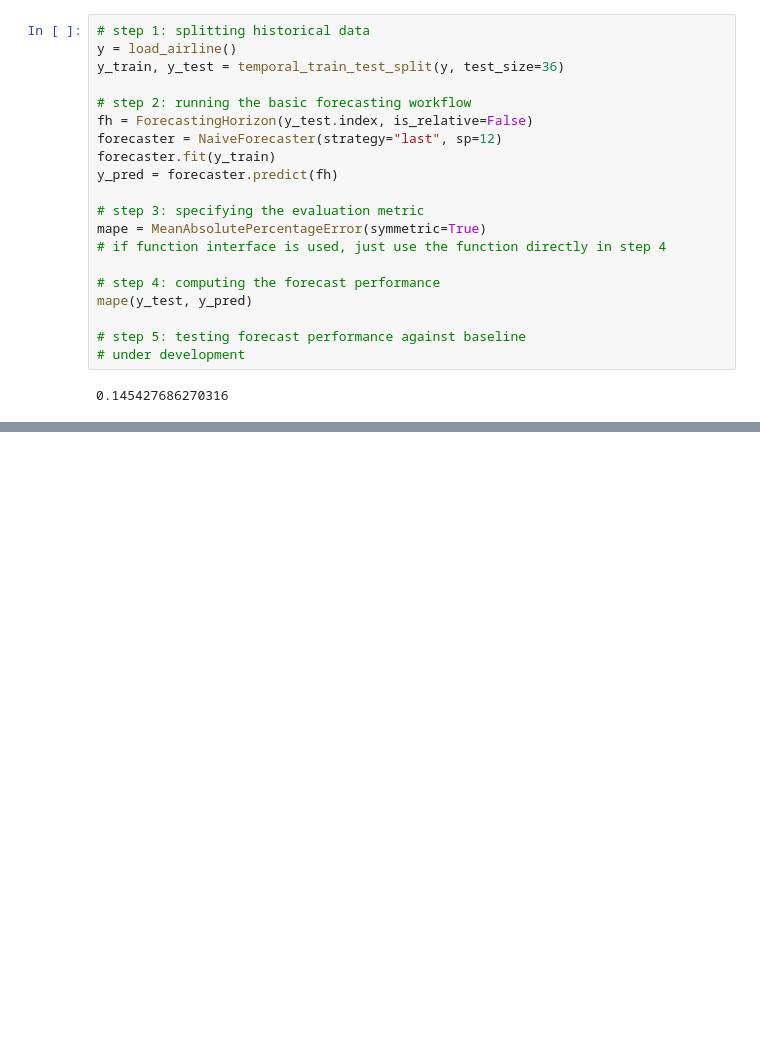
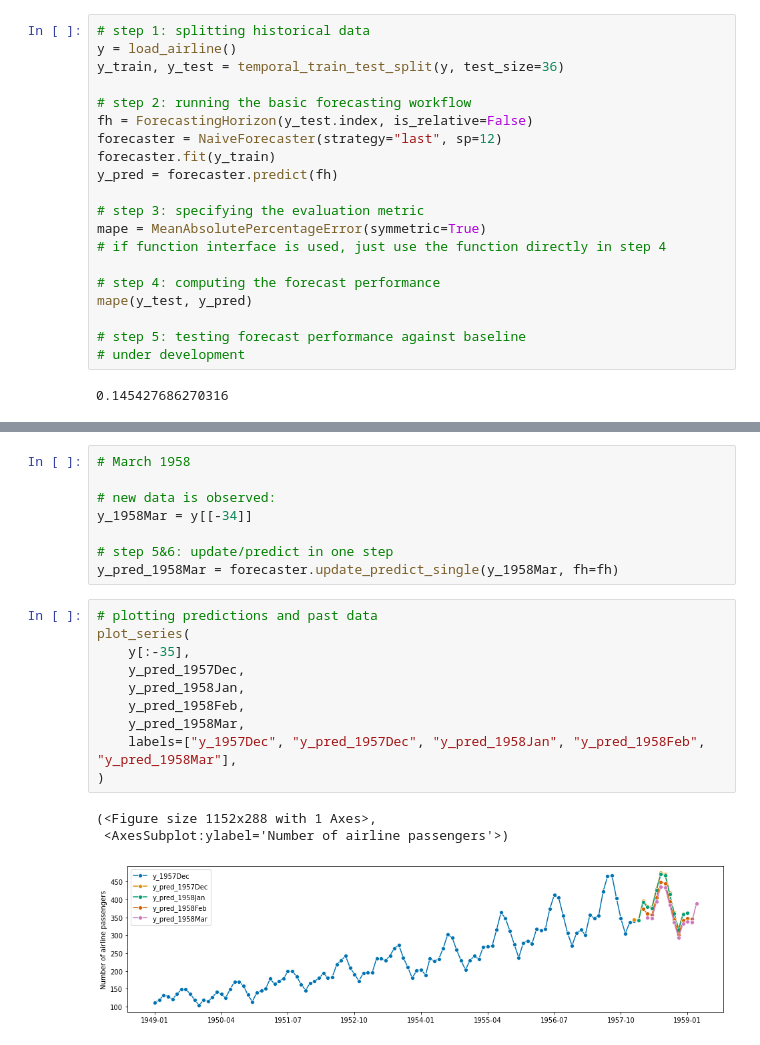
Before and after one commit to TNTran92/sktime, a Jupyter notebook: introduction_to_sktime/01 - Basic Forecasting Workflow.ipynb, the cells around one changed output, grey strips where cells are left out. Saved outputs shown, nothing was run; the diff lists cells and outputs as text; blank space fills up the shorter version.

```diff
--- a/introduction_to_sktime/01 - Basic Forecasting Workflow.ipynb
+++ b/introduction_to_sktime/01 - Basic Forecasting Workflow.ipynb
@@ -497,0 +600,22 @@ Example: suppose that, in the airline example, we want to make forecasts a year
+# %%
+# March 1958
+
+# new data is observed:
+y_1958Mar = y[[-34]]
+
+# step 5&6: update/predict in one step
+y_pred_1958Mar = forecaster.update_predict_single(y_1958Mar, fh=fh)
+# %%
+# plotting predictions and past data
+plot_series(
+    y[:-35],
+    y_pred_1957Dec,
+    y_pred_1958Jan,
+    y_pred_1958Feb,
+    y_pred_1958Mar,
+    labels=["y_1957Dec", "y_pred_1957Dec", "y_pred_1958Jan", "y_pred_1958Feb", "y_pred_1958Mar"],
+)
+# %% [output]
+(<Figure size 1152x288 with 1 Axes>,
+ <AxesSubplot:ylabel='Number of airline passengers'>)
+[figure, added]
```
Also changed, not shown: parts of 24 cells of this notebook, 1 other file.
